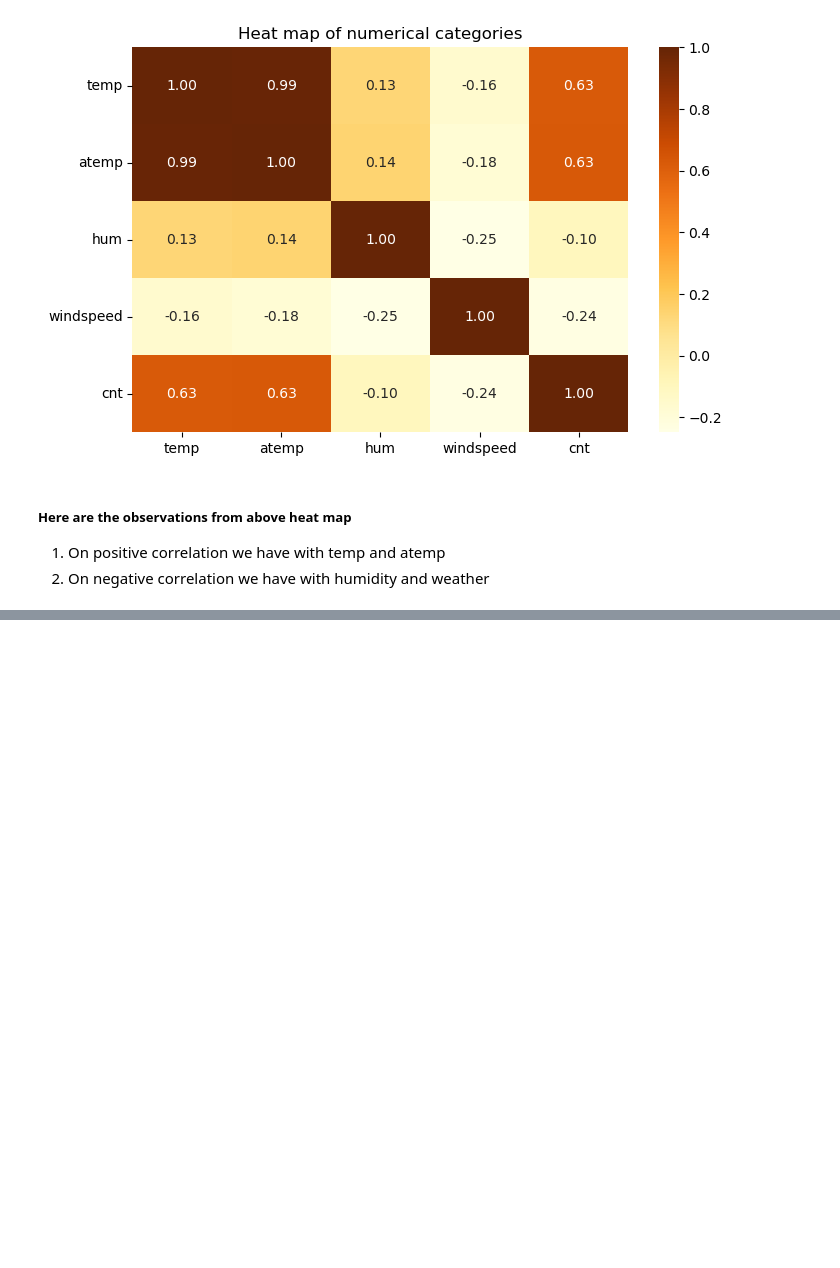
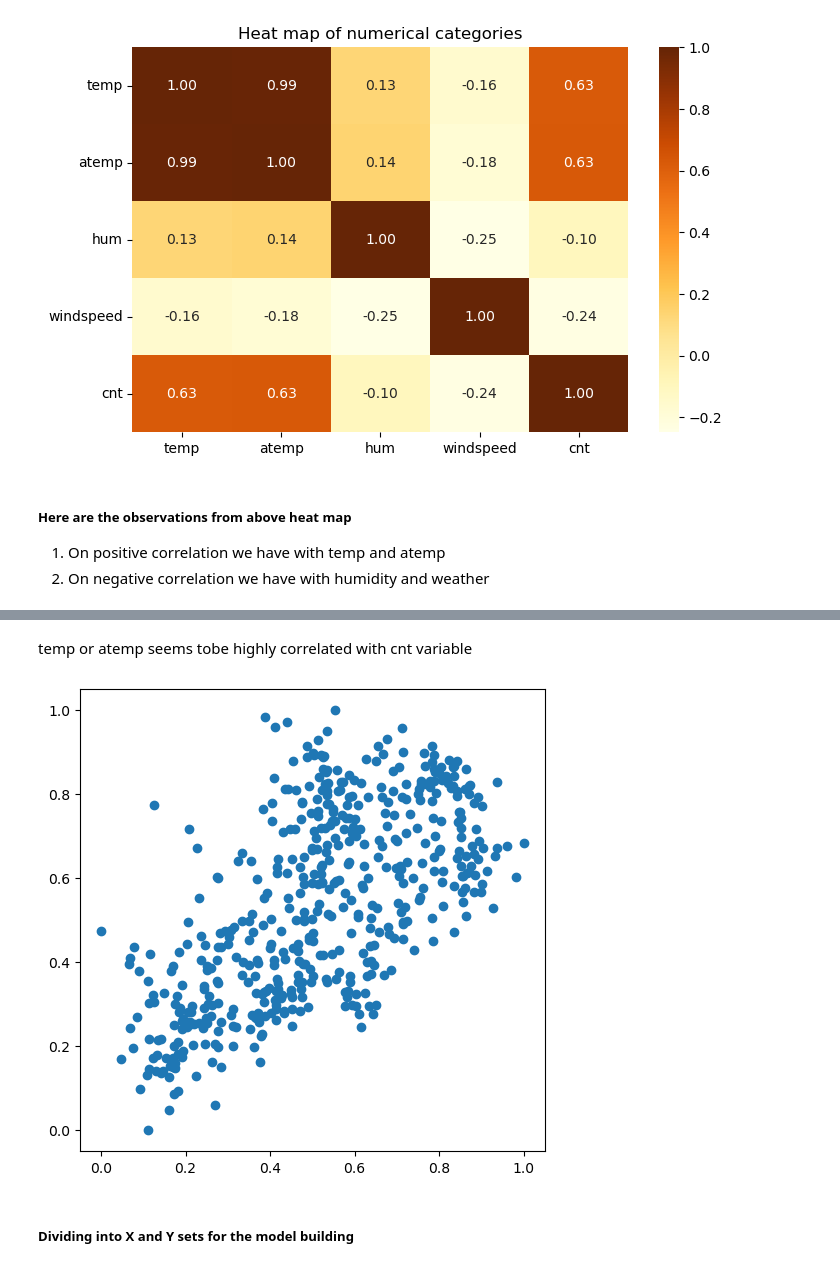
Before and after one commit to Aswani-ReddyKV/BikeSharing, a Jupyter notebook: Aswani_Reddy.ipynb, the cells around one changed output, grey strips where cells are left out. Cells and saved outputs as stored; diff of their text form; code cells hidden in the pictures; blank space fills up the shorter version.

```diff
--- a/Aswani_Reddy.ipynb
+++ b/Aswani_Reddy.ipynb
@@ -254,0 +337,10 @@ plt.show()
+# %% [markdown]
+temp or atemp seems tobe highly correlated with cnt variable
+# %%
+plt.figure(figsize=[6,6])
+plt.scatter(df_train.cnt, df_train.temp)
+plt.show()
+# %% [output]
+[figure, added]
+# %% [markdown]
+##### Dividing into X and Y sets for the model building #####
```
Also changed, not shown: parts of 13 cells of this notebook.
